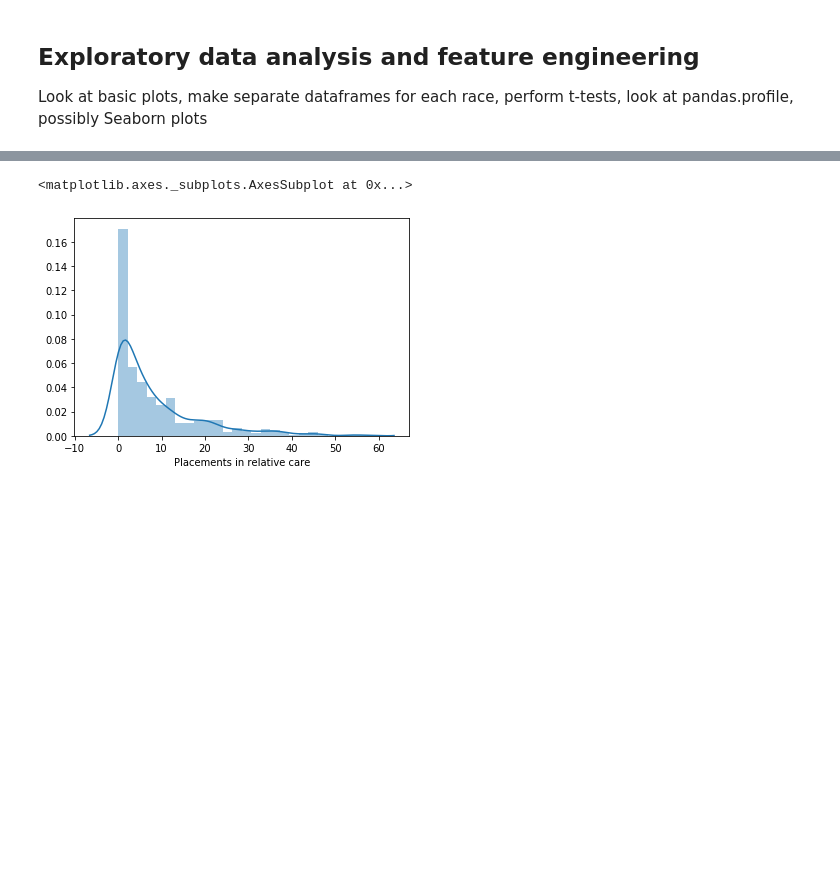
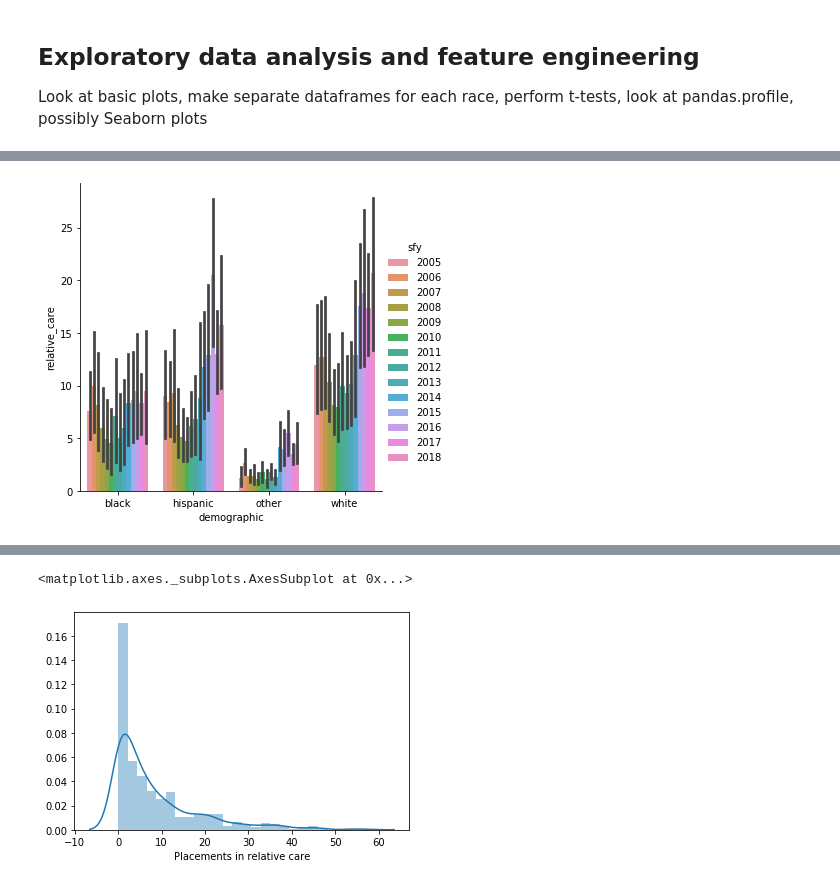
Before and after one commit to BoWarburton/DS-Unit-1-Sprint-4-Build-Week-1, a Jupyter notebook: Unit_1_Build_Week_Bo_Warburton.ipynb, the cells around one changed output, grey strips where cells are left out. Drawn from its saved outputs; the diff is of its cells as text; code cells hidden in the pictures; blank space fills up the shorter version.

```diff
--- a/Unit_1_Build_Week_Bo_Warburton.ipynb
+++ b/Unit_1_Build_Week_Bo_Warburton.ipynb
@@ -278,0 +387,8 @@ df_dcf[condition]['total_entry'].sum()
+# %%
+sns.catplot(x = 'demographic',
+            y = 'relative_care',
+            hue = 'sfy',
+            kind = 'bar',
+            data = df_dcf);
+# %% [output]
+[figure, added]
```
Also changed, not shown: parts of 69 cells of this notebook.
